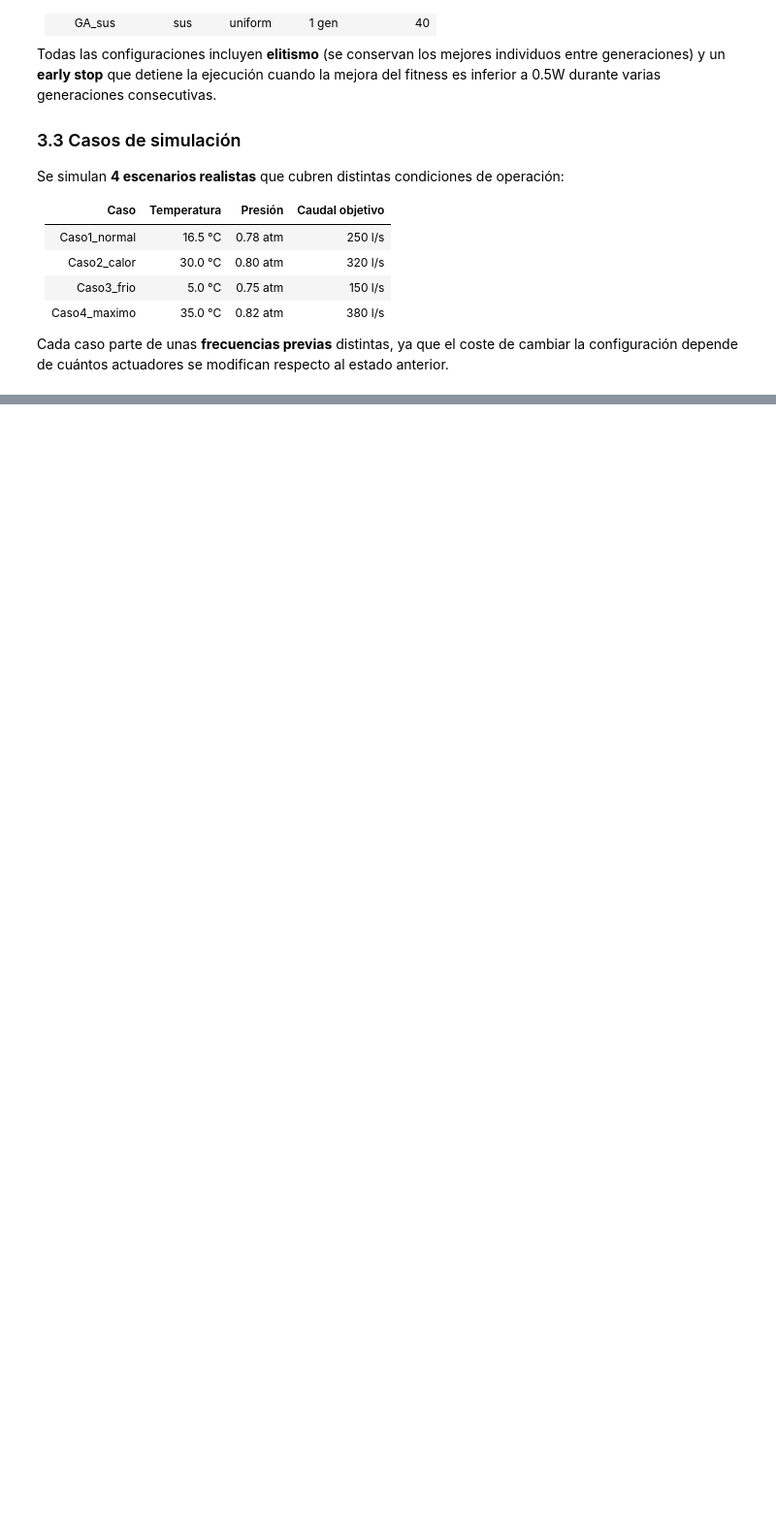
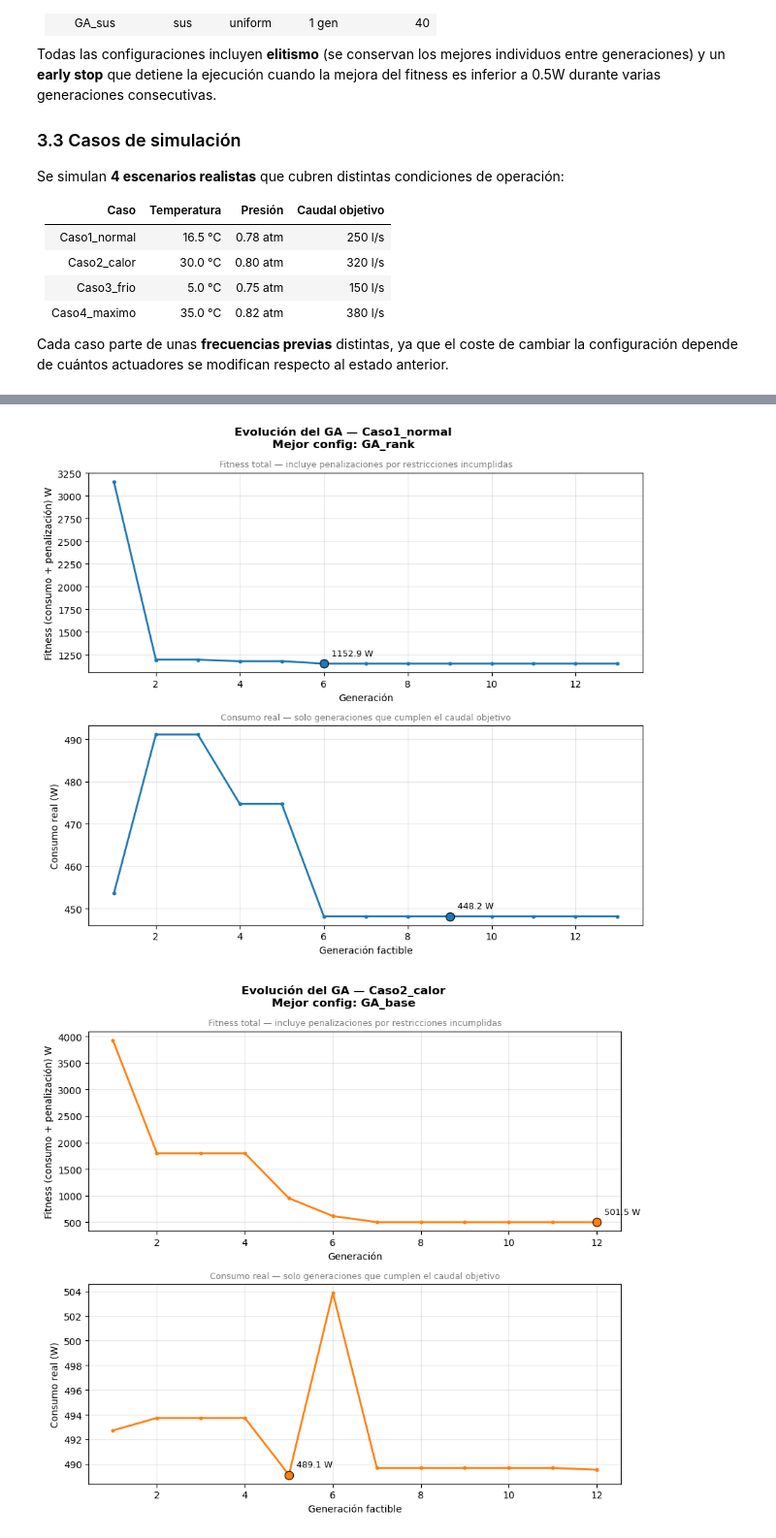
Before and after one commit to danielsoponaru/25_26_R8_Equipo_Naranja, a Jupyter notebook: Optimizacion_Compresores.ipynb, the cells around one changed output, grey strips where cells are left out. Shown at 97% size. Saved outputs shown, nothing was run; the diff lists cells and outputs as text; code cells hidden in the pictures; blank space fills up the shorter version.

Commit message:
Eleccion de mejor ga y graficar

```diff
--- a/Optimizacion_Compresores.ipynb
+++ b/Optimizacion_Compresores.ipynb
@@ -611,0 +488,68 @@ plot_genes_mejor_solucion(historial_fitness, casos, df_res, modelos, caudales, n
+# %%
+def plot_evolucion_fitness(historial_fitness, casos, df_res):
+    colores = list(mcolors.TABLEAU_COLORS.values())
+
+    df_validos = df_res[df_res["Cumple"] == "✓"]
+    mejor_config_por_caso = df_validos.groupby("Caso")["Consumo_W"].idxmin()
+    mejor_por_caso = df_validos.loc[mejor_config_por_caso].set_index("Caso")["Config_GA"].to_dict()
+
+    for i, caso in enumerate(casos):
+        nombre_caso  = caso["nombre"]
+        mejor_config = mejor_por_caso.get(nombre_caso)
+        if mejor_config is None:
+            print(f"  {nombre_caso}: ninguna config cumplió el caudal, se omite.")
+            continue
+
+        entrada       = historial_fitness.get((nombre_caso, mejor_config), {})
+        hist_consumo  = entrada.get("consumo", [])
+        hist_fitness  = entrada.get("fitness", [])
+
+        if not hist_fitness:
+            continue
+
+        color = colores[i % len(colores)]
+        fig, (ax1, ax2) = plt.subplots(2, 1, figsize=(9, 8), sharex=False)
+        fig.suptitle(f"Evolución del GA — {nombre_caso}\nMejor config: {mejor_config}",
+                     fontsize=12, fontweight="bold")
+
+        # --- Arriba: fitness completo (todas las generaciones) ---
+        gens_fitness = range(1, len(hist_fitness) + 1)
+        ax1.plot(gens_fitness, hist_fitness, color=color, linewidth=2, marker="o", markersize=3)
+        idx_min1 = int(np.argmin(hist_fitness))
+        ax1.scatter(idx_min1 + 1, hist_fitness[idx_min1], s=80, zorder=5,
+                    edgecolors="black", linewidths=0.8, color=color)
+        ax1.annotate(f"{hist_fitness[idx_min1]:.1f} W",
+                     xy=(idx_min1 + 1, hist_fitness[idx_min1]),
+                     xytext=(8, 8), textcoords="offset points", fontsize=9)
+        ax1.set_ylabel("Fitness (consumo + penalización) W", fontsize=10)
+        ax1.set_xlabel("Generación", fontsize=10)
+        ax1.set_title("Fitness total — incluye penalizaciones por restricciones incumplidas",
+                      fontsize=9, color="gray")
+        ax1.grid(True, alpha=0.3)
+
+        # --- Abajo: consumo real solo generaciones factibles ---
+        if hist_consumo:
+            gens_consumo = range(1, len(hist_consumo) + 1)
+            ax2.plot(gens_consumo, hist_consumo, color=color, linewidth=2, marker="o", markersize=3)
+            idx_min2 = int(np.argmin(hist_consumo))
+            ax2.scatter(idx_min2 + 1, hist_consumo[idx_min2], s=80, zorder=5,
+                        edgecolors="black", linewidths=0.8, color=color)
+            ax2.annotate(f"{hist_consumo[idx_min2]:.1f} W",
+                         xy=(idx_min2 + 1, hist_consumo[idx_min2]),
+                         xytext=(8, 8), textcoords="offset points", fontsize=9)
+            ax2.set_title("Consumo real — solo generaciones que cumplen el caudal objetivo",
+                          fontsize=9, color="gray")
+        else:
+            ax2.text(0.5, 0.5, "Sin generaciones factibles registradas",
+                     ha="center", va="center", transform=ax2.transAxes, fontsize=10, color="gray")
+
+        ax2.set_ylabel("Consumo real (W)", fontsize=10)
+        ax2.set_xlabel("Generación factible", fontsize=10)
+        ax2.grid(True, alpha=0.3)
+
+        plt.tight_layout()
+        plt.show()
+plot_evolucion_fitness(historial_fitness, casos, df_res)
+# %% [output]
+[figure, added]
+[figure, added]
```
Also changed, not shown: parts of 12 cells of this notebook.
